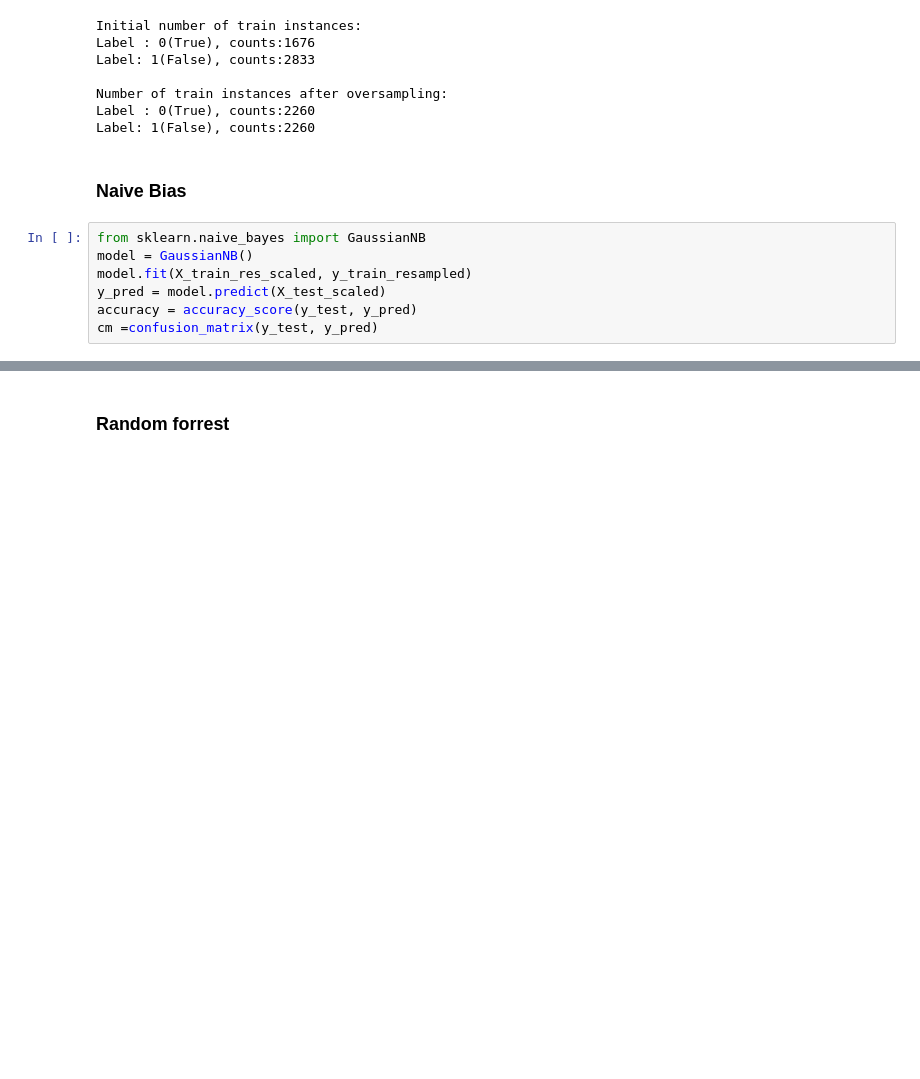
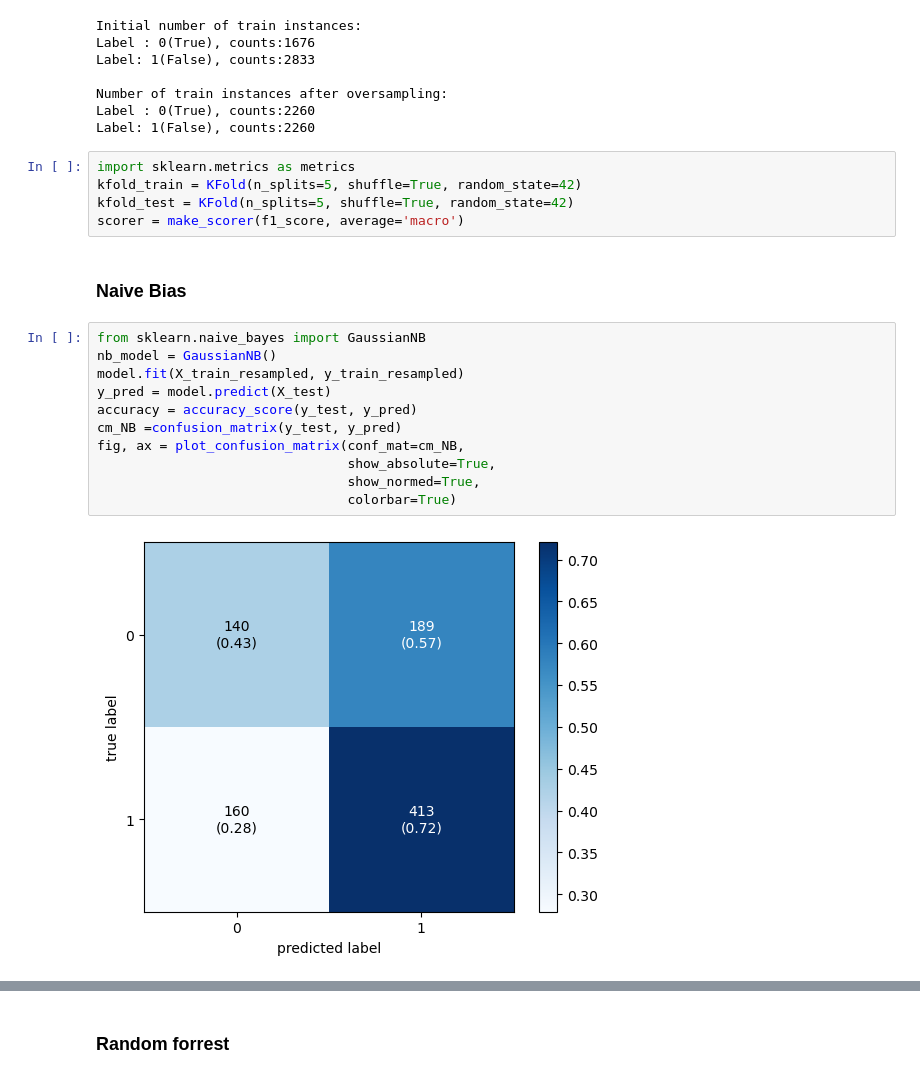
Before and after one commit to BarresHamersS/Fake_News_Classification, a Jupyter notebook: Notebooks/classification.ipynb, the cells around one changed output, grey strips where cells are left out. Drawn from its saved outputs; the diff is of its cells as text; blank space fills up the shorter version.

```diff
--- a/Notebooks/classification.ipynb
+++ b/Notebooks/classification.ipynb
@@ -109,13 +99,24 @@ Label: 1(False), counts:2833
 Number of train instances after oversampling:
 Label : 0(True), counts:2260
 Label: 1(False), counts:2260
+# %%
+import sklearn.metrics as metrics
+kfold_train = KFold(n_splits=5, shuffle=True, random_state=42)
+kfold_test = KFold(n_splits=5, shuffle=True, random_state=42)
+scorer = make_scorer(f1_score, average='macro')
 # %% [markdown]
 ### Naive Bias
 # %%
 from sklearn.naive_bayes import GaussianNB
-model = GaussianNB()
-model.fit(X_train_res_scaled, y_train_resampled)
-y_pred = model.predict(X_test_scaled)
+nb_model = GaussianNB()
+model.fit(X_train_resampled, y_train_resampled)
+y_pred = model.predict(X_test)
 accuracy = accuracy_score(y_test, y_pred)
-cm =confusion_matrix(y_test, y_pred)
+cm_NB =confusion_matrix(y_test, y_pred)
+fig, ax = plot_confusion_matrix(conf_mat=cm_NB,
+                                show_absolute=True,
+                                show_normed=True,
+                                colorbar=True)
+# %% [output]
+[figure, added]
 # %%
```
Also changed, not shown: parts of 22 cells of this notebook, 8 other files.
